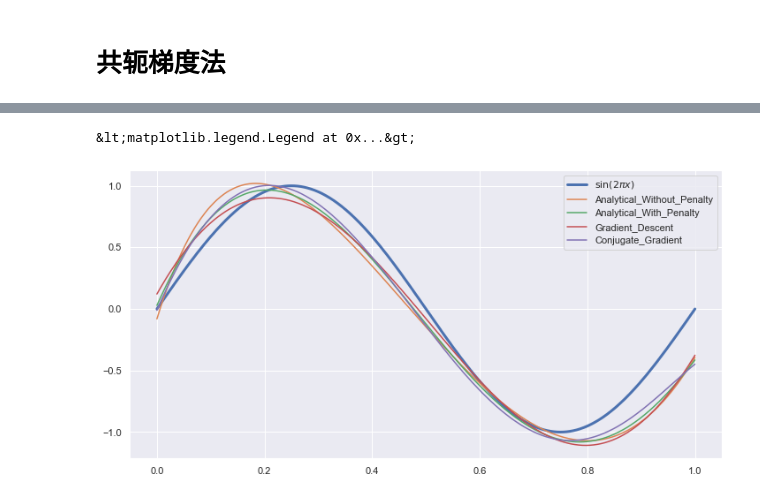
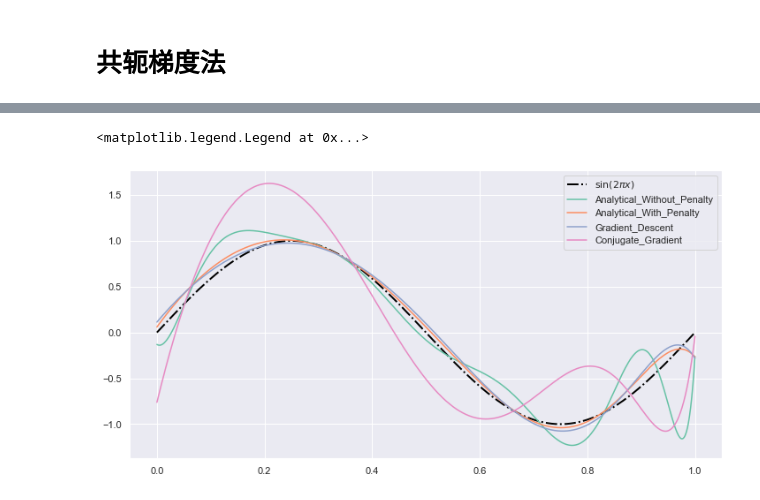
Before and after one commit to gzn00417/2020Fall-Machine-Learning, a Jupyter notebook: Labs/Lab1/main.ipynb, the cells around one changed output, grey strips where cells are left out. Cells and saved outputs as stored; diff of their text form; code cells hidden in the pictures.

```diff
--- a/Labs/Lab1/main.ipynb
+++ b/Labs/Lab1/main.ipynb
@@ -12,13 +12,13 @@ from GradientDescent import *
 from ConjugateGradient import *
 
 %matplotlib inline
-sns.set()
+sns.set(palette="Set2")
 # %%
 # 超参数
-TRAIN_NUM = 15 # 训练集规模
+TRAIN_NUM = 20 # 训练集规模
 VALIDATION_NUM = 100 # 验证集规模
 TEST_NUM = 1000 # 测试集规模
-ORDER = 6 # 阶数
+ORDER = 19 # 阶数
 X_LEFT = 0 # 左界限
 X_RIGHT = 1 # 右界限
 NOISE_SCALE = 0.25 # 噪音标准差
@@ -72 +76,4 @@ train_data
+# %%
+def show_test_data(x_test, y_test):
+    plt.plot(x_test, y_test, linewidth=2, color="black", linestyle="-.")
 # %%
@@ -125,19 +133,23 @@ for i in range(-50, 0):
     y_pred, w_vec = get_y_pred_by_analytical(
         x_train=X_TRAIN,
         y_train=Y_TRAIN,
-        x=X_TRAIN, # 训练集
+        x=X_TRAIN,  # 训练集
         with_penalty=True,
         lambda_penalty=np.exp(i),
     )
-    error_ln_lambda.append([i, calc_e_rms(y_pred=y_pred, y_true=Y_TRAIN), "TRAIN"]) # 训练集上的根均方误差
+    error_ln_lambda.append(
+        [i, calc_e_rms(y_pred=y_pred, y_true=Y_TRAIN), "TRAIN"]
+    )  # 训练集上的根均方误差
     y_pred, w_vec = get_y_pred_by_analytical(
         x_train=X_TRAIN,
         y_train=Y_TRAIN,
-        x=X_VALIDATION, # 验证集
+        x=X_VALIDATION,  # 验证集
         with_penalty=True,
         lambda_penalty=np.exp(i),
     )
-    error_ln_lambda.append([i, calc_e_rms(y_pred=y_pred, y_true=Y_VALIDATION), "VALIDATION"]) # 测试集上的根均方误差
+    error_ln_lambda.append(
+        [i, calc_e_rms(y_pred=y_pred, y_true=Y_VALIDATION), "VALIDATION"]
+    )  # 测试集上的根均方误差
 # %%
 best_lambda, least_loss = show_lambda_error(error_ln_lambda)
 # %% [output]
@@ -219,9 +261,12 @@ W_SOLUTION
 # %%
 plt.figure(figsize=(12, 6))
-plt.plot(X_TEST, np.sin(2 * np.pi * X_TEST), linewidth=3)
+show_test_data(x_test=X_TEST, y_test=Y_TEST)
 for column in W_SOLUTION.columns:
-    sns.lineplot(x=X_TEST, y=[W_SOLUTION[column] @ get_x_series(x=x, order=ORDER) for x in X_TEST])
+    sns.lineplot(
+        x=X_TEST,
+        y=[W_SOLUTION[column] @ get_x_series(x=x, order=ORDER) for x in X_TEST],
+    )
 plt.legend(["$\sin (2 \pi x)$"] + list(W_SOLUTION.columns))
 # %% [output]
-&lt;matplotlib.legend.Legend at 0x...&gt;
+<matplotlib.legend.Legend at 0x...>
-[figure, old version]
+[figure, new version]
```
Also changed, not shown: parts of 16 cells of this notebook.
